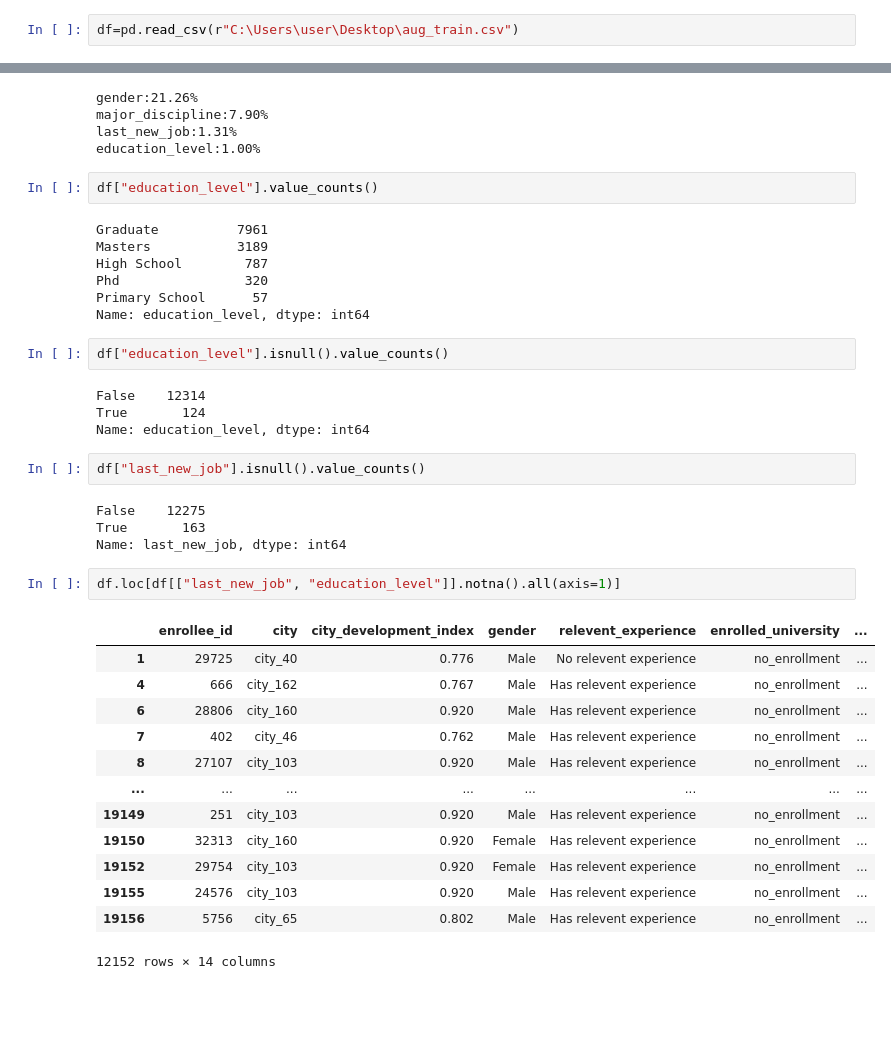
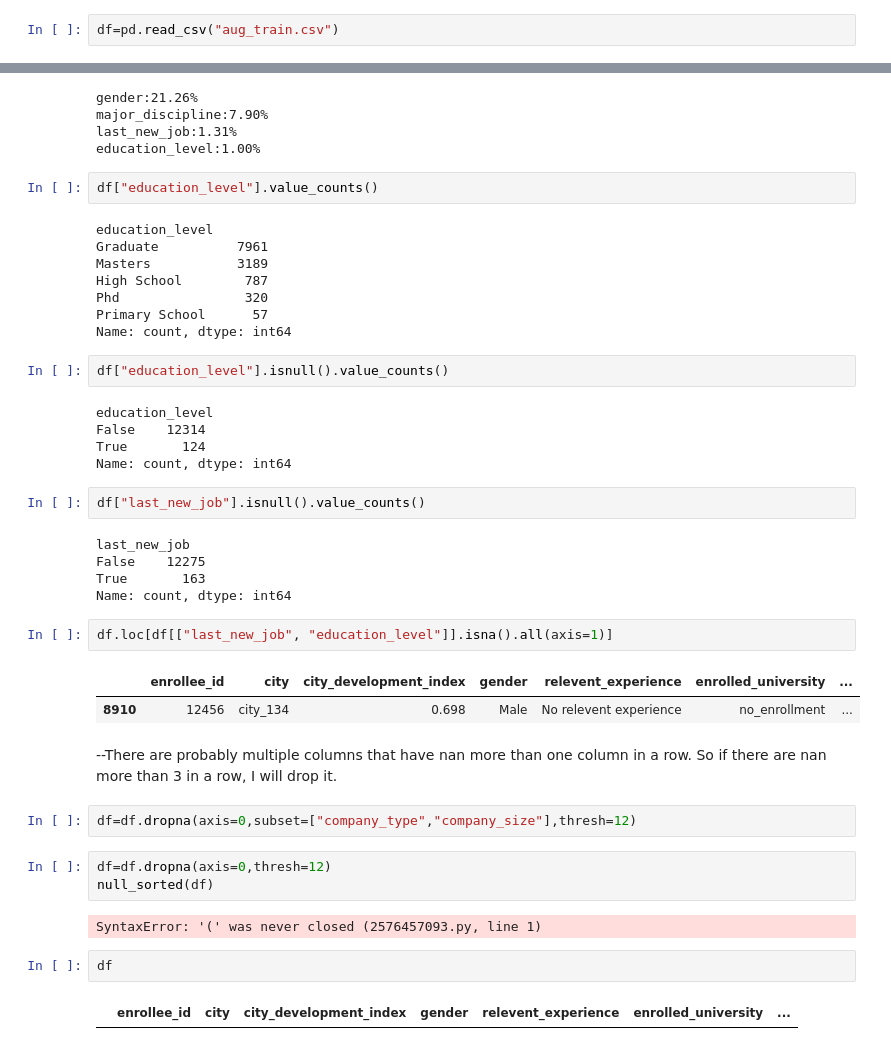
Before and after one commit to NevzatTaha/Hr_Analytic-Data-Cleaning-and-Prediction, a Jupyter notebook: HRAnalytic.ipynb, the cells around one changed output, grey strips where cells are left out. Saved outputs shown, nothing was run; the diff lists cells and outputs as text; blank space fills up the shorter version.

```diff
--- a/HRAnalytic.ipynb
+++ b/HRAnalytic.ipynb
@@ -35,7 +35,7 @@ training_hours: training hours completed
 
 target: 0 – Not looking for job change, 1 – Looking for a job change
 # %%
-df=pd.read_csv(r"C:\Users\user\Desktop\aug_train.csv")
+df=pd.read_csv("aug_train.csv")
 # %%
 df.head()
 # %% [output]
@@ -409,37 +415,42 @@ education_level:1.00%
 # %%
 df["education_level"].value_counts()
 # %% [output]
+education_level
 Graduate          7961
 Masters           3189
 High School        787
 Phd                320
 Primary School      57
-Name: education_level, dtype: int64
+Name: count, dtype: int64
 # %%
 df["education_level"].isnull().value_counts()
 # %% [output]
+education_level
 False    12314
 True       124
-Name: education_level, dtype: int64
+Name: count, dtype: int64
 # %%
 df["last_new_job"].isnull().value_counts()
 # %% [output]
+last_new_job
 False    12275
 True       163
-Name: last_new_job, dtype: int64
+Name: count, dtype: int64
 # %%
-df.loc[df[["last_new_job", "education_level"]].notna().all(axis=1)]
+df.loc[df[["last_new_job", "education_level"]].isna().all(axis=1)]
 # %% [output]
 |  | enrollee_id | city | city_development_index | gender | relevent_experience | enrolled_university | ... |
-| 1 | 29725 | city_40 | 0.776 | Male | No relevent experience | no_enrollment | ... |
-| 4 | 666 | city_162 | 0.767 | Male | Has relevent experience | no_enrollment | ... |
-| 6 | 28806 | city_160 | 0.920 | Male | Has relevent experience | no_enrollment | ... |
-| 7 | 402 | city_46 | 0.762 | Male | Has relevent experience | no_enrollment | ... |
-| 8 | 27107 | city_103 | 0.920 | Male | Has relevent experience | no_enrollment | ... |
-| ... | ... | ... | ... | ... | ... | ... | ... |
-| 19149 | 251 | city_103 | 0.920 | Male | Has relevent experience | no_enrollment | ... |
-| 19150 | 32313 | city_160 | 0.920 | Female | Has relevent experience | no_enrollment | ... |
-| 19152 | 29754 | city_103 | 0.920 | Female | Has relevent experience | no_enrollment | ... |
-| 19155 | 24576 | city_103 | 0.920 | Male | Has relevent experience | no_enrollment | ... |
-| 19156 | 5756 | city_65 | 0.802 | Male | Has relevent experience | no_enrollment | ... |
+| 8910 | 12456 | city_134 | 0.698 | Male | No relevent experience | no_enrollment | ... |
-12152 rows × 14 columns
+# %% [markdown]
+--There are probably multiple columns that have nan more than one column in a row. So if there are nan more than 3 in a row, I will drop it.
+# %%
+df=df.dropna(axis=0,subset=["company_type","company_size"],thresh=12)
+# %%
+df=df.dropna(axis=0,thresh=12)
+null_sorted(df)
+# %% [output]
+SyntaxError: '(' was never closed (2576457093.py, line 1)
+# %%
+df
+# %% [output]
+|  | enrollee_id | city | city_development_index | gender | relevent_experience | enrolled_university | ... |
```
Also changed, not shown: parts of 7 cells of this notebook.
